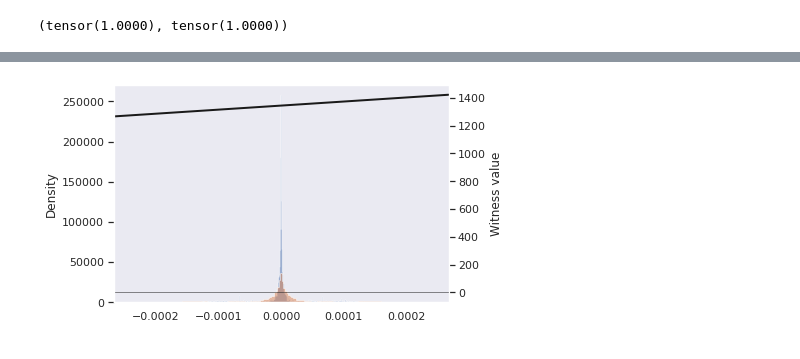
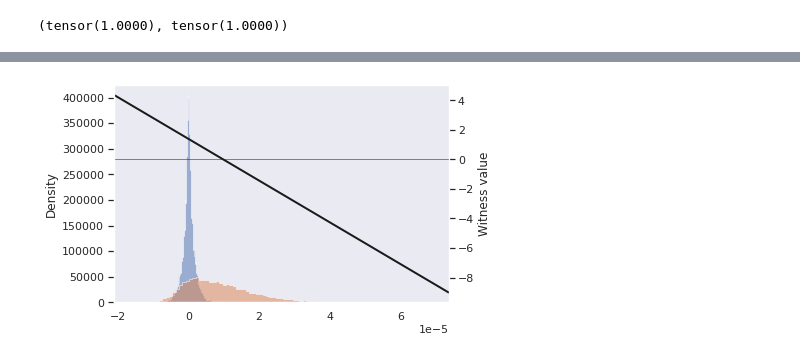
Before and after one commit to andreas-koukorinis/PaperCode, a Jupyter notebook: hypothesisTesting/Tensorflow mmd implementation.ipynb, the cells around one changed output, grey strips where cells are left out. Saved outputs shown, nothing was run; the diff lists cells and outputs as text; code cells hidden in the pictures.

Commit message:
two-sample testing using kernels, wrapper code, and initial unit test

```diff
--- a/hypothesisTesting/Tensorflow mmd implementation.ipynb
+++ b/hypothesisTesting/Tensorflow mmd implementation.ipynb
@@ -131,3 +122,5 @@ tensor([ 2.2204e-16, -2.2204e-16,  0.0000e+00,  ...,  6.6619e-07,
+# %%
+ X_torch, Y_torch = as_tensors(X_ds, Y_ds) #reproduce tensors
 # %%
 from scipy.spatial.distance import squareform, pdist, cdist
 
@@ -231,6 +224,5 @@ MemoryError: Unable to allocate 280. GiB for an array with shape (37532657190,)
 # %%
-X = np.asanyarray(X)
-Y = np.asanyarray(Y)
+
 def mean_std_stat(X, Y):
     X, Y = as_tensors(np.asanyarray(X), np.asanyarray(X))
     assert len(X.shape) == len(Y.shape) == 1
@@ -239,7 +231,7 @@ def mean_std_stat(X, Y):
     return (X.mean() - Y.mean()) ** 2 + (X.std() - Y.std()) ** 2
 
 plot_permutation_samples(
-    *two_sample_permutation_test(mean_std_stat, X, Y),
+    *two_sample_permutation_test(mean_std_stat, X_torch, Y_torch),
     from_zero=True)
 # %% [output]
 Please use `tqdm.notebook.tqdm` instead of `tqdm.tqdm_notebook`
@@ -268,12 +260,12 @@ class RBFKernel(LazyKernel):
 ## matrix classes ##
 # %%
 # make X, Y into [n, 1] matrices instead of just vectors
-if len(X.shape) == 1:
-    X = X[:, None]
-if len(Y.shape) == 1:
-    Y = Y[:, None]
+if len(X_torch.shape) == 1:
+    X_torch = X_torch[:, None]
+if len(Y_torch.shape) == 1:
+    Y_torch = Y_torch[:, None]
 # %%
-K = RBFKernel(X, Y)
+K = RBFKernel(X_torch, Y_torch)
 # %%
 K.XY_m.mat
 # %% [output]
@@ -356,33 +353,33 @@ def mmd_witness(K, eval_pts):
     witness = K.XZ.mean(0) - K.YZ.mean(0)  # SOLUTION
 
     K.drop_last_part()
     witness = witness / mmd2_biased(K)  # to normalize; not necessary  # SOLUTION
     return witness
 
 def plot_mmd_witness_1d(K, ax=None, grid_num=1000):
     X, Y = [t.squeeze(1) for t in K.parts]
     assert len(X.shape) == 1
 
     if ax is None:
         ax = plt.gca()
     ax.hist(X.numpy(), alpha=.5, density=True, histtype='stepfilled', bins='auto')
     ax.hist(Y.numpy(), alpha=.5, density=True, histtype='stepfilled', bins='auto')
     ax.grid(False)
     ax.set_ylabel("Density")
 
     ax2 = ax.twinx()
     lo, hi = ax2.get_xlim()
     grid_pts = torch.linspace(lo, hi, grid_num)
     ax2.plot(grid_pts.numpy(), mmd_witness(K, grid_pts).numpy(), color='k', lw=2)
     ax2.set_xlim(lo, hi)
     ax2.grid(False)
     ax2.axhline(0, color='k', lw=0.5)
     ax2.set_ylabel("Witness value")
 
 x_torch = torch.from_numpy(X).double()
 y_torch = torch.from_numpy(Y).double()
 
-plot_mmd_witness_1d(RBFKernel(x_torch, y_torch))
+plot_mmd_witness_1d(RBFKernel(X_torch, Y_torch))
 # %% [output]
-[figure, old version]
+[figure, new version]
 # %%
```
Also changed, not shown: parts of 15 cells of this notebook, 6 other files.
